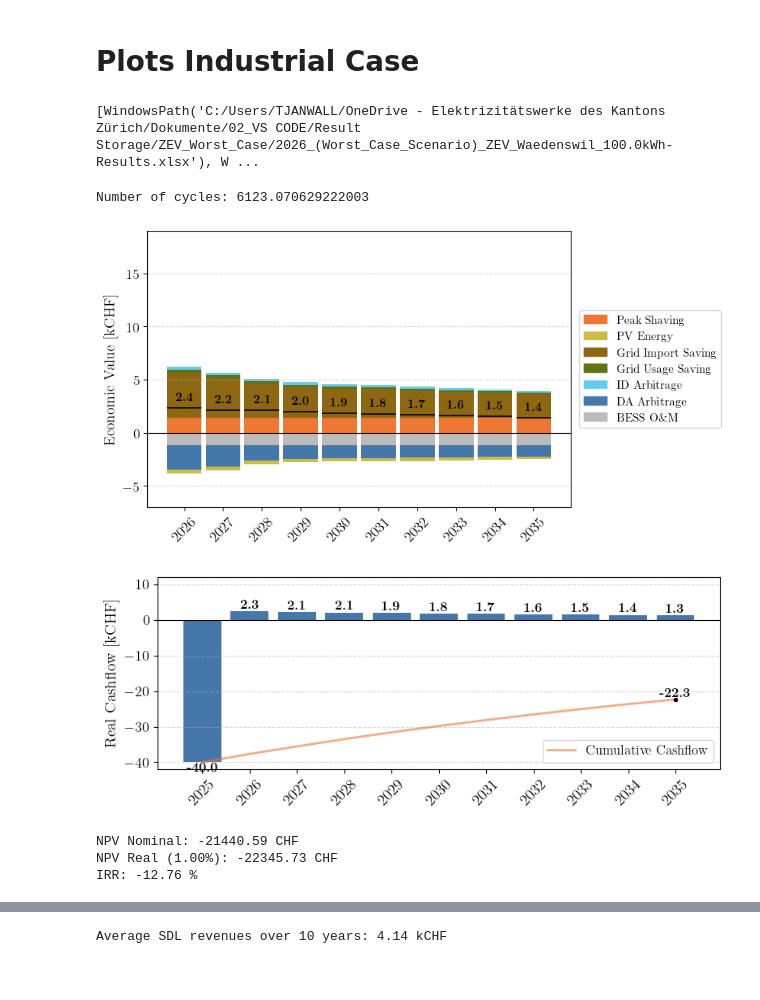
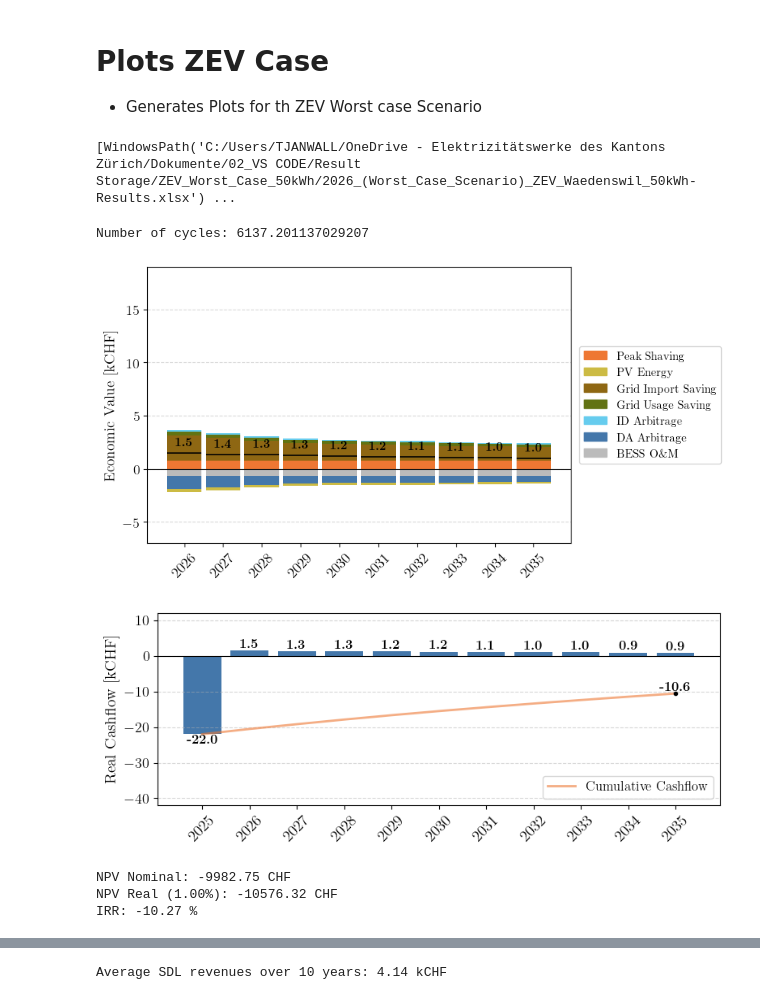
Before and after one commit to JWallimann/Report_Plottings, a Jupyter notebook: Result_ZEV_Worst_case.ipynb, the cells around one changed output, grey strips where cells are left out. Saved outputs shown, nothing was run; the diff lists cells and outputs as text; code cells hidden in the pictures.

Commit message:
Plot Cleanup

```diff
--- a/Result_ZEV_Worst_case.ipynb
+++ b/Result_ZEV_Worst_case.ipynb
@@ -1,5 +1,6 @@
 # %% [markdown]
-# Plots Industrial Case
+# Plots ZEV Case
+* Generates Plots for th ZEV Worst case Scenario
 # %%
 import pandas as pd
 import matplotlib.pyplot as plt
@@ -43,11 +44,19 @@ output_folder = repo_root / "Report_Plottings" / "output"
 
 inflation_rate = 0.0175
 case = 1  # 1: Stand Alone
-scenario_name = 1 # 2: 1.2_FCR 3: 0.8_FCR
+scenario_name = 2 # 2: 1.2_FCR 3: 0.8_FCR
 def input_parameter(case):
     if case == 1:
-        bat_cost = 41000  # CHF
-        bat_operation_maintenance = 1230 # CHF 3% of bat_cost
+        bat_cost = 39000  # CHF
+        bat_operation_maintenance = 1170 # CHF 3% of bat_cost
+        ekz_energy_margin = 0  # [CHF/MWh]
+        ekz_solar_contracting = 0  # [CHF/MWh]
+        ekz_baas_contracting = 0 #[CHF/MWh]
+        grid_connection_cost = 0  # CHF/year
+        MVarh_cost = 0  # CHF/year
+    elif case == 2:
+        bat_cost = 22000  # CHF
+        bat_operation_maintenance = 660 # CHF 3% of bat_cost
         ekz_energy_margin = 0  # [CHF/MWh]
         ekz_solar_contracting = 0  # [CHF/MWh]
         ekz_baas_contracting = 0 #[CHF/MWh]
@@ -55,7 +64,7 @@ def input_parameter(case):
         MVarh_cost = 0  # CHF/year
     else:
         return "No valid case selected"
-    return bat_cost, bat_operation_maintenance, ekz_energy_margin, ekz_baas_contracting, ekz_solar_contracting, grid_connection_cost, MVarh_cost
+    return bat_cost, bat_operation_maintenance
 
 def input_files(case,scenario_name):
     if case == 1 and scenario_name == 1:
@@ -73,17 +82,26 @@ def input_files(case,scenario_name):
         ]
     elif case == 1 and scenario_name == 2:
         return [
-
-        ]
+            repo_root / "Result Storage" / "ZEV_Worst_Case_50kWh" / f"2026_(Worst_Case_Scenario)_ZEV_Waedenswil_50kWh-Results.xlsx",
+            repo_root / "Result Storage" / "ZEV_Worst_Case_50kWh" / f"2027_(Worst_Case_Scenario)_ZEV_Waedenswil_50kWh-Results.xlsx",
+            repo_root / "Result Storage" / "ZEV_Worst_Case_50kWh" / f"2028_(Worst_Case_Scenario)_ZEV_Waedenswil_50kWh-Results.xlsx",
+            repo_root / "Result Storage" / "ZEV_Worst_Case_50kWh" / f"2029_(Worst_Case_Scenario)_ZEV_Waedenswil_50kWh-Results.xlsx",
+            repo_root / "Result Storage" / "ZEV_Worst_Case_50kWh" / f"2030_(Worst_Case_Scenario)_ZEV_Waedenswil_50kWh-Results.xlsx",
+            repo_root / "Result Storage" / "ZEV_Worst_Case_50kWh" / f"2031_(Worst_Case_Scenario)_ZEV_Waedenswil_50kWh-Results.xlsx",
+            repo_root / "Result Storage" / "ZEV_Worst_Case_50kWh" / f"2032_(Worst_Case_Scenario)_ZEV_Waedenswil_50kWh-Results.xlsx",
+            repo_root / "Result Storage" / "ZEV_Worst_Case_50kWh" / f"2033_(Worst_Case_Scenario)_ZEV_Waedenswil_50kWh-Results.xlsx",
+            repo_root / "Result Storage" / "ZEV_Worst_Case_50kWh" / f"2034_(Worst_Case_Scenario)_ZEV_Waedenswil_50kWh-Results.xlsx",
+            repo_root / "Result Storage" / "ZEV_Worst_Case_50kWh" / f"2035_(Worst_Case_Scenario)_ZEV_Waedenswil_50kWh-Results.xlsx",
+         ]
     else:
         print("No valid case/scenario selected")
         return []
 
-bat_cost, bat_operation_maintenance, ekz_energy_margin, ekz_baas_contracting, ekz_solar_contracting, grid_connection_cost, MVarh_cost = input_parameter(case)
+bat_cost, bat_operation_maintenance = input_parameter(scenario_name)
 input_files = input_files(case,scenario_name)
 print(input_files)
 # %% [output]
-[WindowsPath('C:/Users/TJANWALL/OneDrive - Elektrizitätswerke des Kantons Zürich/Dokumente/02_VS CODE/Result Storage/ZEV_Worst_Case/2026_(Worst_Case_Scenario)_ZEV_Waedenswil_100.0kWh-Results.xlsx'), W ...
+[WindowsPath('C:/Users/TJANWALL/OneDrive - Elektrizitätswerke des Kantons Zürich/Dokumente/02_VS CODE/Result Storage/ZEV_Worst_Case_50kWh/2026_(Worst_Case_Scenario)_ZEV_Waedenswil_50kWh-Results.xlsx') ...
 # %%
 # Extract and concatenate 'Summary Solar-Bess' sheets from all input files
 df_stand_alone_sum_solar_bess = []
@@ -111,7 +129,7 @@ df_stand_alone_sum_solar = pd.concat(df_stand_alone_sum_solar, ignore_index=True
 #print(df_stand_alone_sum_solar)
 print("Number of cycles:", df_stand_alone_sum_solar_bess['Total Cycles'].sum())
 # %% [output]
-Number of cycles: 6123.070629222003
+Number of cycles: 6137.201137029207
 # %%
 def revenue_lifetime(df_sum_solar_bess, df_sum_solar):
 
@@ -131,8 +149,6 @@ def revenue_lifetime(df_sum_solar_bess, df_sum_solar):
     labels = years
 
     def extract_revenues(df, is_solar):
-        r_pv_grid = df['Revenue Feed-in (CHF)'].astype(float)
-        r_pv_load = df['Energy from PV to Load (MWh)'].astype(float) * ekz_solar_contracting
 
         r_bess_operation = df['Energy from Grid to Load (MWh)'] * 0 - bat_operation_maintenance
         r_fcr = df_sum_solar_bess['Revenue FCR (CHF)'].astype(float)
@@ -231,34 +247,34 @@ def revenue_lifetime(df_sum_solar_bess, df_sum_solar):
     ax.grid(axis='y', linestyle='--', alpha=0.5)
 
     ax.legend(
         handles=[plt.Rectangle((0, 0), 1, 1, color=c) for c in colors_legend],
         labels=[
             r'\text{Peak Shaving}',
             r'\text{PV Energy}',
             r'\text{Grid Import Saving}',
             r'\text{Grid Usage Saving}',
             r'\text{ID Arbitrage}',
             r'\text{DA Arbitrage}',
             r'\text{BESS O\&M}',
         ],
         loc='center left',               # anchor on left side of bbox
         bbox_to_anchor=(1.02, 0.5),      # push legend outside
         borderaxespad=0,                 # no extra gap
         fontsize=11
     )
 
     jpg_path = os.path.join(output_folder, "ZEV_Revenues_Worst.jpg")
     plt.savefig(jpg_path, dpi=1000, bbox_inches='tight', pad_inches=0.05)
 
     plt.tight_layout()
     plt.show()
 
     return r2
 
 values = revenue_lifetime(df_stand_alone_sum_solar_bess, df_stand_alone_sum_solar)
 #print(values[1])
 # %% [output]
-[figure, old version]
+[figure, new version]
 # %%
 def cashflow_lifetime(df_sum_solar_bess, df_sum_solar, r2):
     # -----------------------------
@@ -363,10 +379,10 @@ def cashflow_lifetime(df_sum_solar_bess, df_sum_solar, r2):
 
 cashflow_lifetime(df_stand_alone_sum_solar_bess, df_stand_alone_sum_solar, values)
 # %% [output]
-[figure, old version]
+[figure, new version]
-NPV Nominal: -21440.59 CHF
-NPV Real (1.00%): -22345.73 CHF
-IRR: -12.76 %
+NPV Nominal: -9982.75 CHF
+NPV Real (1.00%): -10576.32 CHF
+IRR: -10.27 %
 # %%
 Feed_in_tariff = 232.4  # CHF/MWh
 revenues_costumer = [values[0], values[1], values[2], values[3], values[4], values[5], values[6], -df_stand_alone_sum_solar_bess['Energy from BESS to Load (MWh)'].astype(float) * Feed_in_tariff /1000]
```
Also changed, not shown: parts of 4 cells of this notebook, 37 other files.
